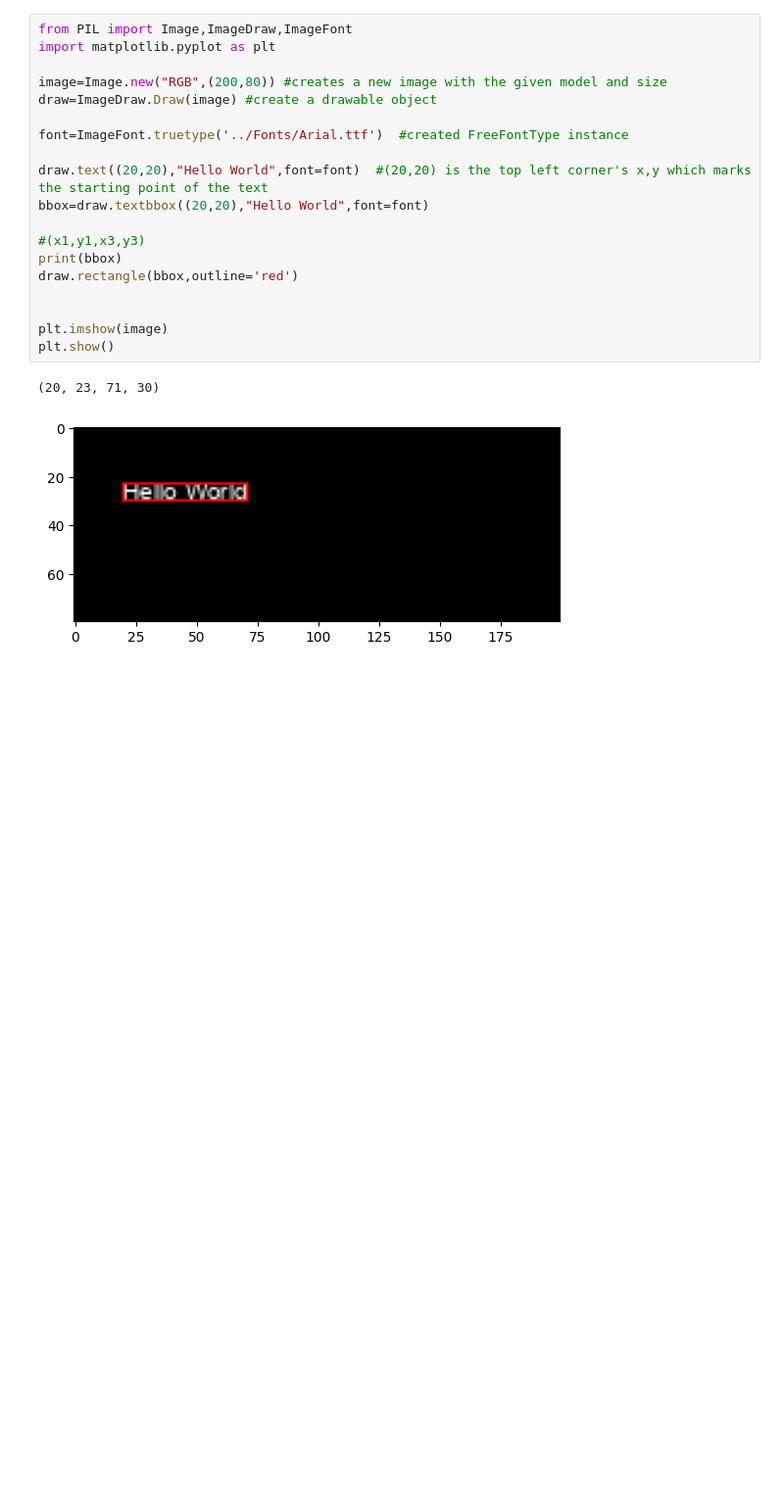
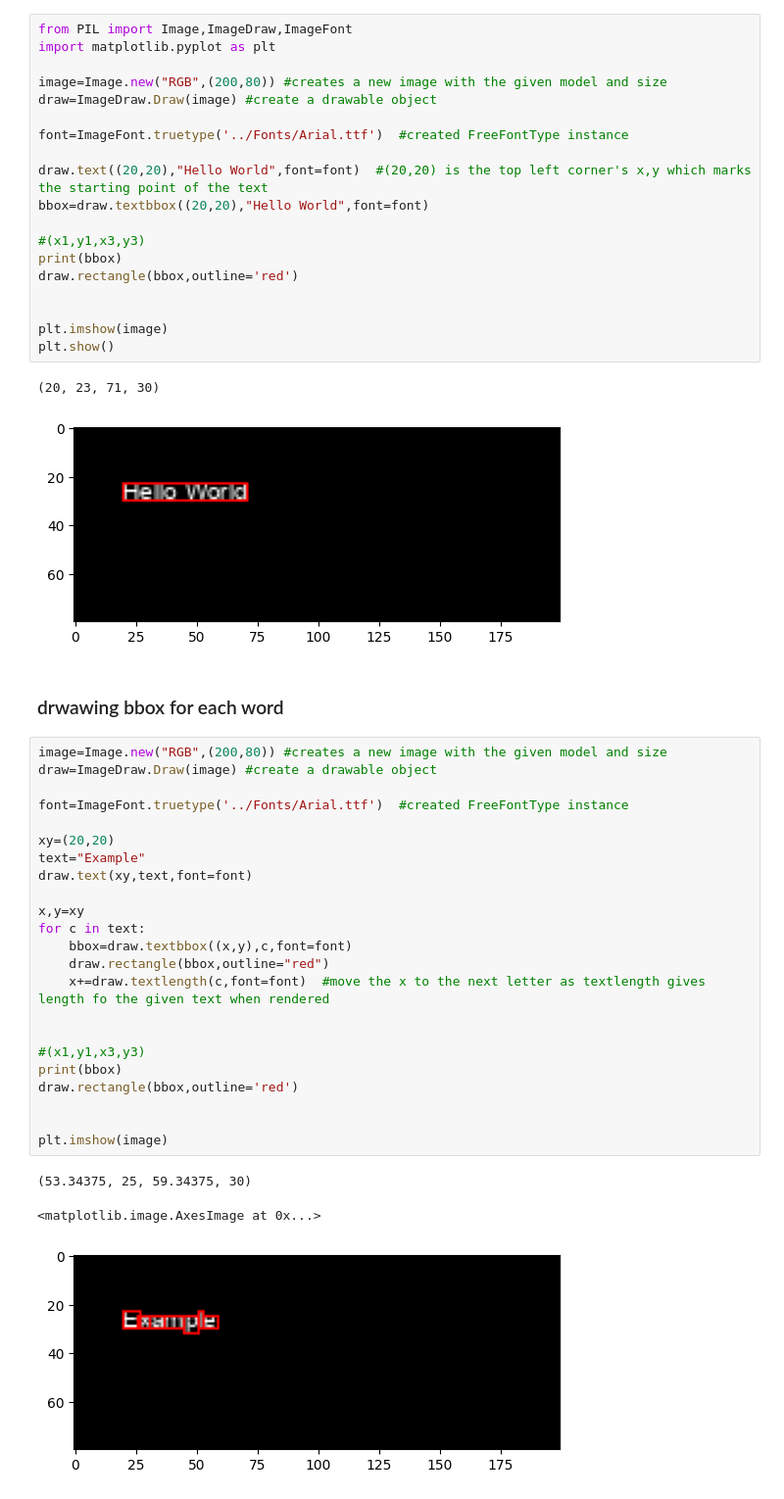
Before and after one commit to adityarathor007/DLSuite, a Jupyter notebook: generalConcepts/pil.ipynb, the cells around one changed output. Shown at 98% size. Drawn from its saved outputs; the diff is of its cells as text; blank space fills up the shorter version.

```diff
--- a/generalConcepts/pil.ipynb
+++ b/generalConcepts/pil.ipynb
@@ -103,3 +103,32 @@ plt.show()
 # %% [output]
 (20, 23, 71, 30)
 [figure]
+# %% [markdown]
+### drwawing bbox for each word
+# %%
+image=Image.new("RGB",(200,80)) #creates a new image with the given model and size
+draw=ImageDraw.Draw(image) #create a drawable object
+
+font=ImageFont.truetype('../Fonts/Arial.ttf')  #created FreeFontType instance
+
+xy=(20,20)
+text="Example"
+draw.text(xy,text,font=font)
+
+x,y=xy
+for c in text:
+    bbox=draw.textbbox((x,y),c,font=font)
+    draw.rectangle(bbox,outline="red")
+    x+=draw.textlength(c,font=font)  #move the x to the next letter as textlength gives length fo the given text when rendered
+
+
+#(x1,y1,x3,y3)
+print(bbox)
+draw.rectangle(bbox,outline='red')
+
+
+plt.imshow(image)
+# %% [output]
+(53.34375, 25, 59.34375, 30)
+<matplotlib.image.AxesImage at 0x...>
+[figure, added]
```
Also changed, not shown: 5 other files.
